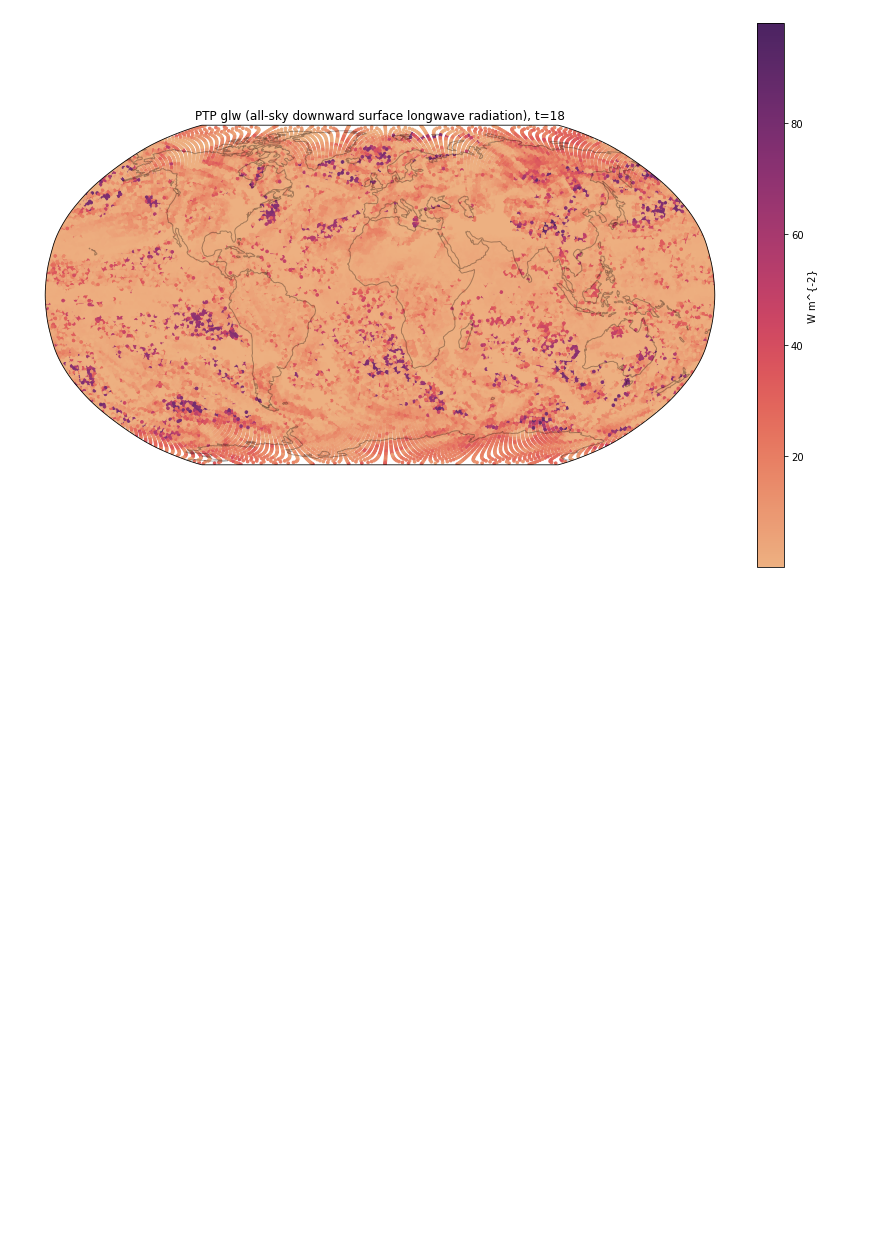
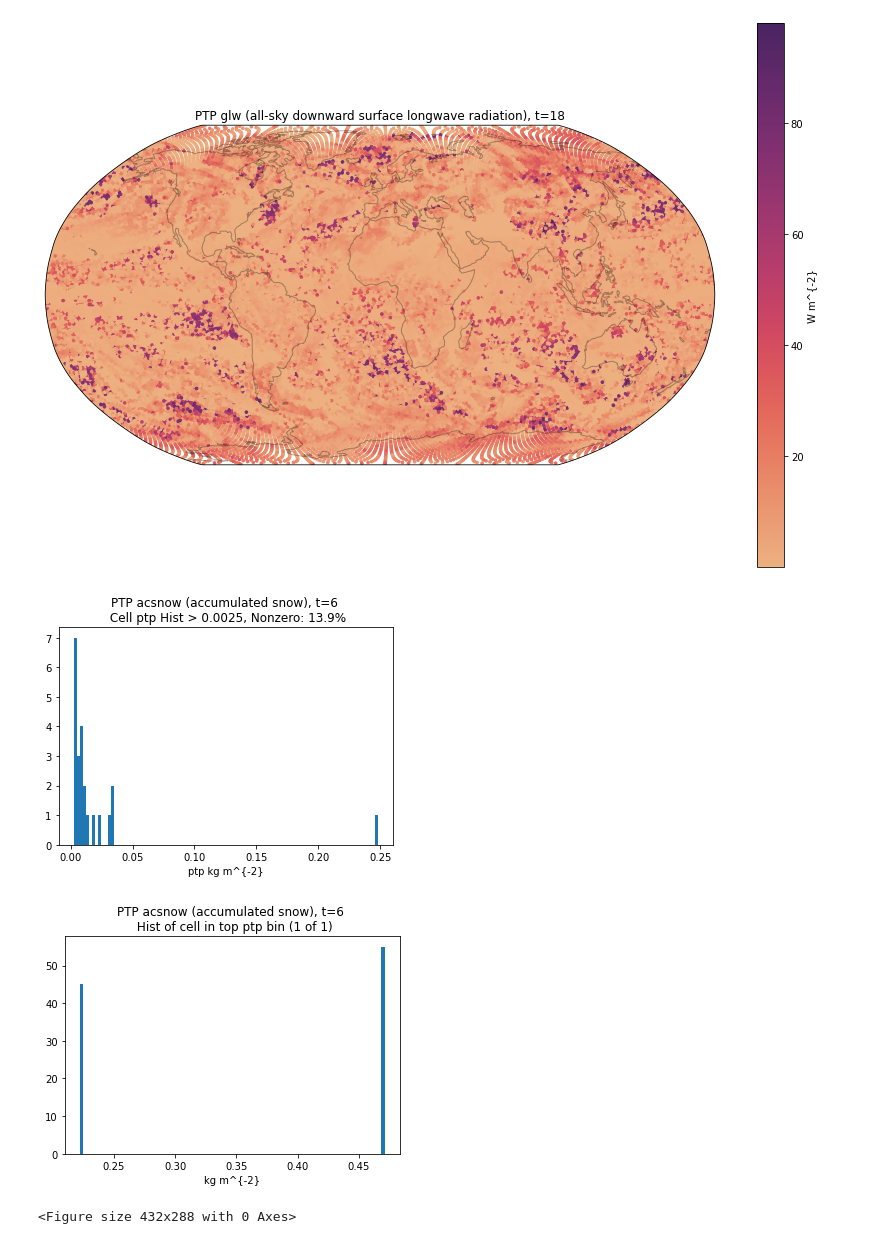
Before and after one commit to NCAR/PyCECT, a Jupyter notebook: notebooks/teopb_MPAS_ECT.ipynb, the cells around one changed output. Cells and saved outputs as stored; diff of their text form; code cells hidden in the pictures; blank space fills up the shorter version.

Commit message:
Ensemble spread over time and cell histograms

```diff
--- a/notebooks/teopb_MPAS_ECT.ipynb
+++ b/notebooks/teopb_MPAS_ECT.ipynb
@@ -322,0 +413,16 @@ global_analysis(hist_files, 'glw', 18, "ptp")
+# %%
+# ensemble_variance_cause(hist_files, "acsnow", 6, "ptp", filepath="/glade/u/home/teopb/figures")
+ensemble_variance_cause(hist_files, "acsnow", 6, "ptp")
+# %% [output]
+[figure, added]
+[figure, added]
+# %%
+# Generate global variance figures for all variables
+for t in [6, 18]:
+    for name in var_strings:
+        try:
+            ensemble_variance_cause(hist_files, name, t, "ptp", filepath="/glade/u/home/teopb/figures")
+        except:
+            print(f"issue with {name}")
+# %% [output]
+<Figure size 432x288 with 0 Axes>
```
Also changed, not shown: parts of 9 cells of this notebook.
